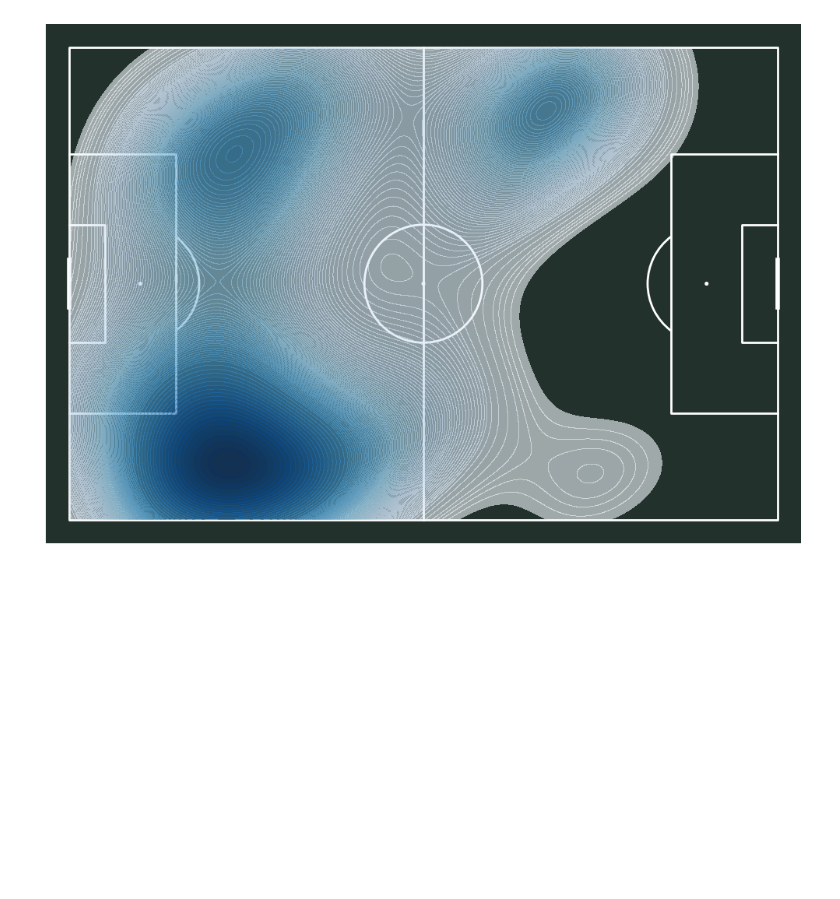
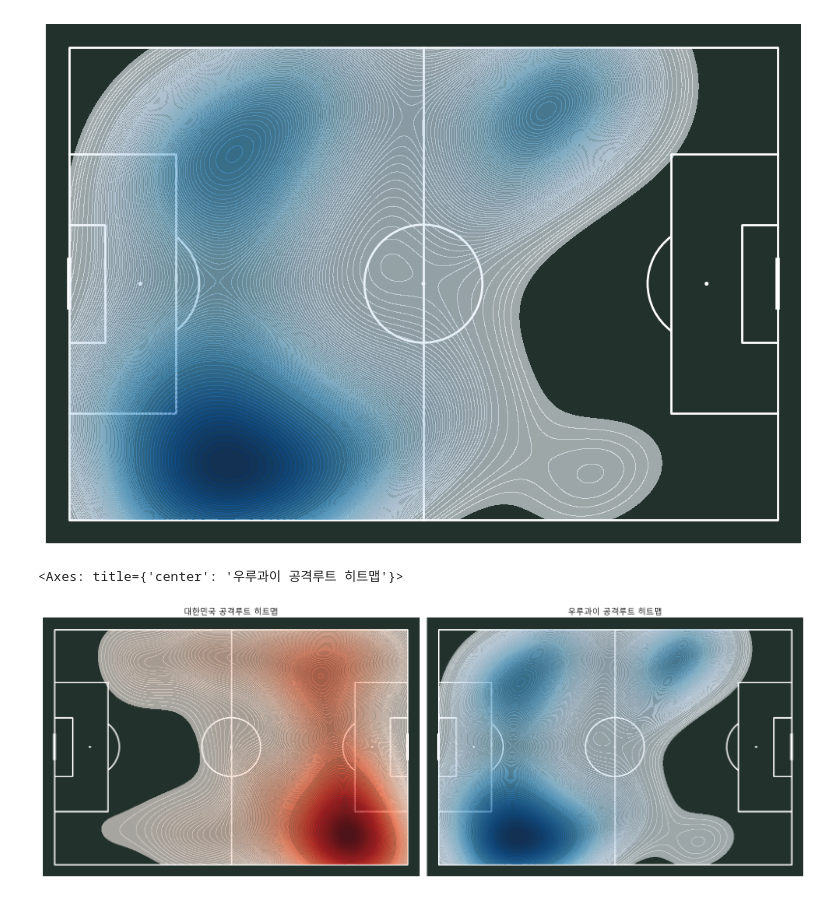
Before and after one commit to 0jyyyyy/Soccer_Lens, a Jupyter notebook: Tactics_lab/World_cup/2022/korea_uruguay.ipynb, the cells around one changed output. Drawn from its saved outputs; the diff is of its cells as text; code cells hidden in the pictures; blank space fills up the shorter version.

Commit message:
feat:kor_ur_roots_heatmap_dual

```diff
--- a/Tactics_lab/World_cup/2022/korea_uruguay.ipynb
+++ b/Tactics_lab/World_cup/2022/korea_uruguay.ipynb
@@ -347,3 +347,40 @@ print(len(ur_roots_events))
 # %% [output]
 275
 [figure]
+# %%
+pitch = Pitch(pitch_type='statsbomb' , pitch_color='#22312b', line_color='white')
+
+fig, (ax1, ax2) = pitch.draw(nrows=1, ncols=2, figsize=(16,8))
+ax1.set_title('대한민국 공격루트 히트맵')
+ax2.set_title('우루과이 공격루트 히트맵')
+
+kor_roots_events = df_kor_event[
+    df_kor_event['player_name'].isin(['Sang-Ho Na', 'Heung-Min Son', 'Ui-Jo Hwang'])
+].dropna(subset=['x','y'])
+
+ur_roots_events = df_ur_event[
+    df_ur_event['player_name'].isin(['Darwin Gabriel Núñez Ribeiro', 'Luis Alberto Suárez Díaz','Facundo Pellistri Rebollo'])
+].dropna(subset=['x','y'])
+
+pitch.kdeplot(
+    kor_roots_events['x'],
+    kor_roots_events['y'],
+    ax=ax1,
+    fill=True,
+    levels=100,
+    cmap='Reds',
+    alpha=0.6
+)
+
+pitch.kdeplot(
+    120-ur_roots_events['x'],
+    ur_roots_events['y'],
+    ax=ax2,
+    fill=True,
+    levels=100,
+    cmap='Blues',
+    alpha=0.6
+)
+# %% [output]
+<Axes: title={'center': '우루과이 공격루트 히트맵'}>
+[figure, added]
```
